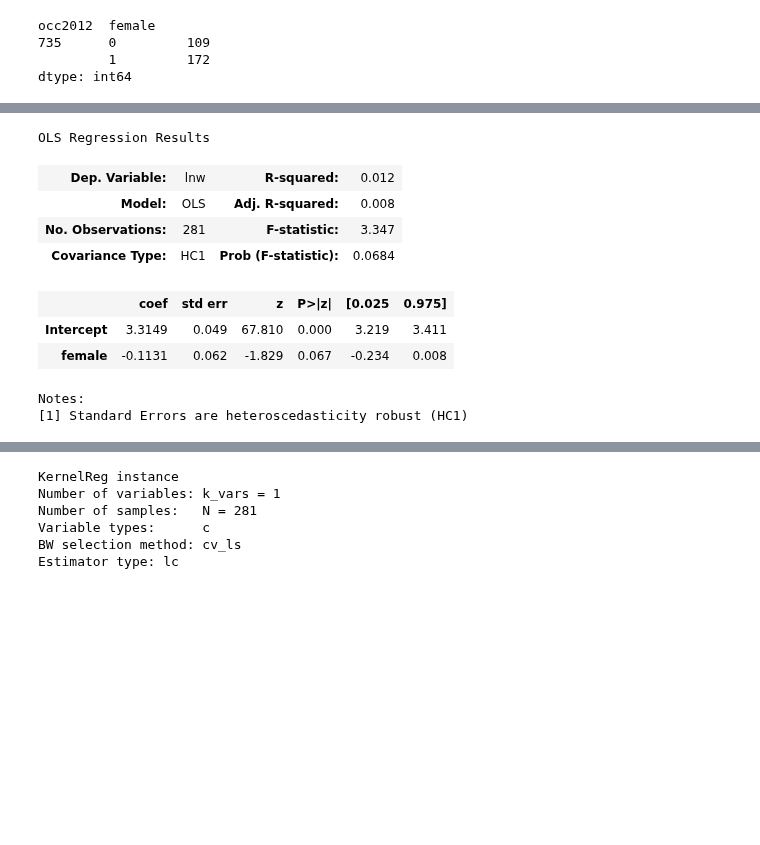
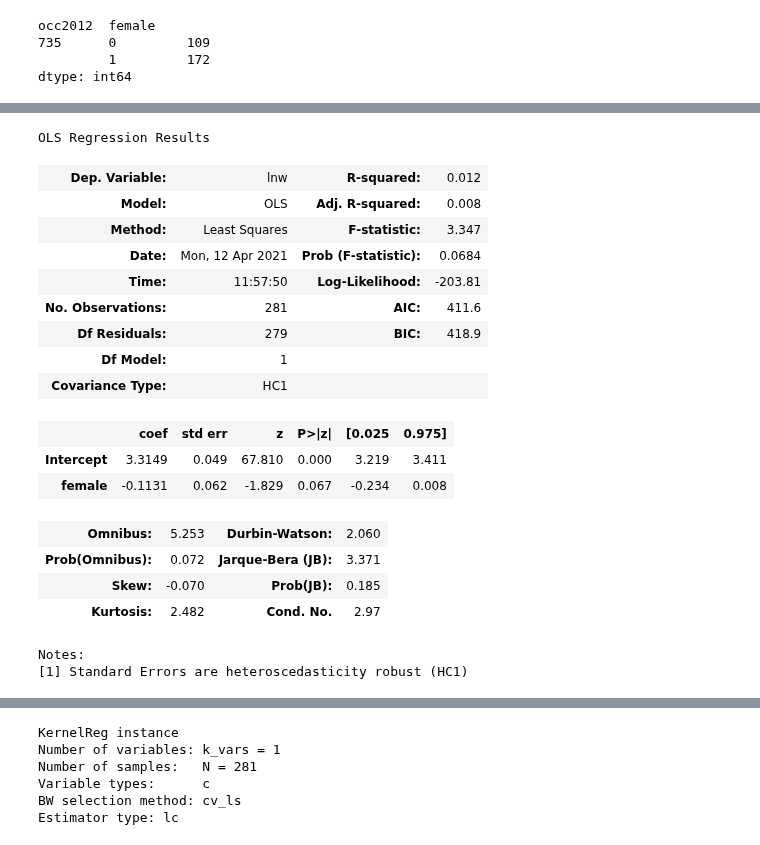
Before and after one commit to gabors-data-analysis/da_case_studies, a Jupyter notebook: ch09-gender-age-earnings/ch09-earnings-inference.ipynb, the cells around one changed output, grey strips where cells are left out. Drawn from its saved outputs; the diff is of its cells as text; code cells hidden in the pictures; blank space fills up the shorter version.

```diff
--- a/ch09-gender-age-earnings/ch09-earnings-inference.ipynb
+++ b/ch09-gender-age-earnings/ch09-earnings-inference.ipynb
@@ -21,7 +21,7 @@ current_path = os.getcwd()
 dirname = "/".join(current_path.split("/")[:-2]) + "/"
 
 # location folders
-data_in = dirname + "da_data_repo/cps-earnings/clear/"
+data_in = dirname + "da_data_repo/cps-earnings/clean/"
 data_out = dirname + "da_case_studies/ch09-gender-age-earnings/"
 output = dirname + "da_case_studies/ch09-gender-age-earnings/output/"
 func = dirname + "da_case_studies/ch00-tech-prep/"
@@ -131,16 +140,25 @@ Notes:
 [1] Standard Errors assume that the covariance matrix of the errors is correctly specified.
 # %%
 reg2 = smf.ols(formula="lnw~female", data=data).fit(cov_type="HC1")
-reg2.summary(slim=True)
+reg2.summary()
 # %% [output]
 OLS Regression Results
 | Dep. Variable: | lnw | R-squared: | 0.012 |
 | Model: | OLS | Adj. R-squared: | 0.008 |
-| No. Observations: | 281 | F-statistic: | 3.347 |
-| Covariance Type: | HC1 | Prob (F-statistic): | 0.0684 |
+| Method: | Least Squares | F-statistic: | 3.347 |
+| Date: | Mon, 12 Apr 2021 | Prob (F-statistic): | 0.0684 |
+| Time: | 11:57:50 | Log-Likelihood: | -203.81 |
+| No. Observations: | 281 | AIC: | 411.6 |
+| Df Residuals: | 279 | BIC: | 418.9 |
+| Df Model: | 1 |  |  |
+| Covariance Type: | HC1 |  |  |
 |  | coef | std err | z | P>|z| | [0.025 | 0.975] |
 | Intercept | 3.3149 | 0.049 | 67.810 | 0.000 | 3.219 | 3.411 |
 | female | -0.1131 | 0.062 | -1.829 | 0.067 | -0.234 | 0.008 |
+| Omnibus: | 5.253 | Durbin-Watson: | 2.060 |
+| Prob(Omnibus): | 0.072 | Jarque-Bera (JB): | 3.371 |
+| Skew: | -0.070 | Prob(JB): | 0.185 |
+| Kurtosis: | 2.482 | Cond. No. | 2.97 |
 Notes:
 [1] Standard Errors are heteroscedasticity robust (HC1)
 # %%
```
Also changed, not shown: parts of 12 cells of this notebook.
